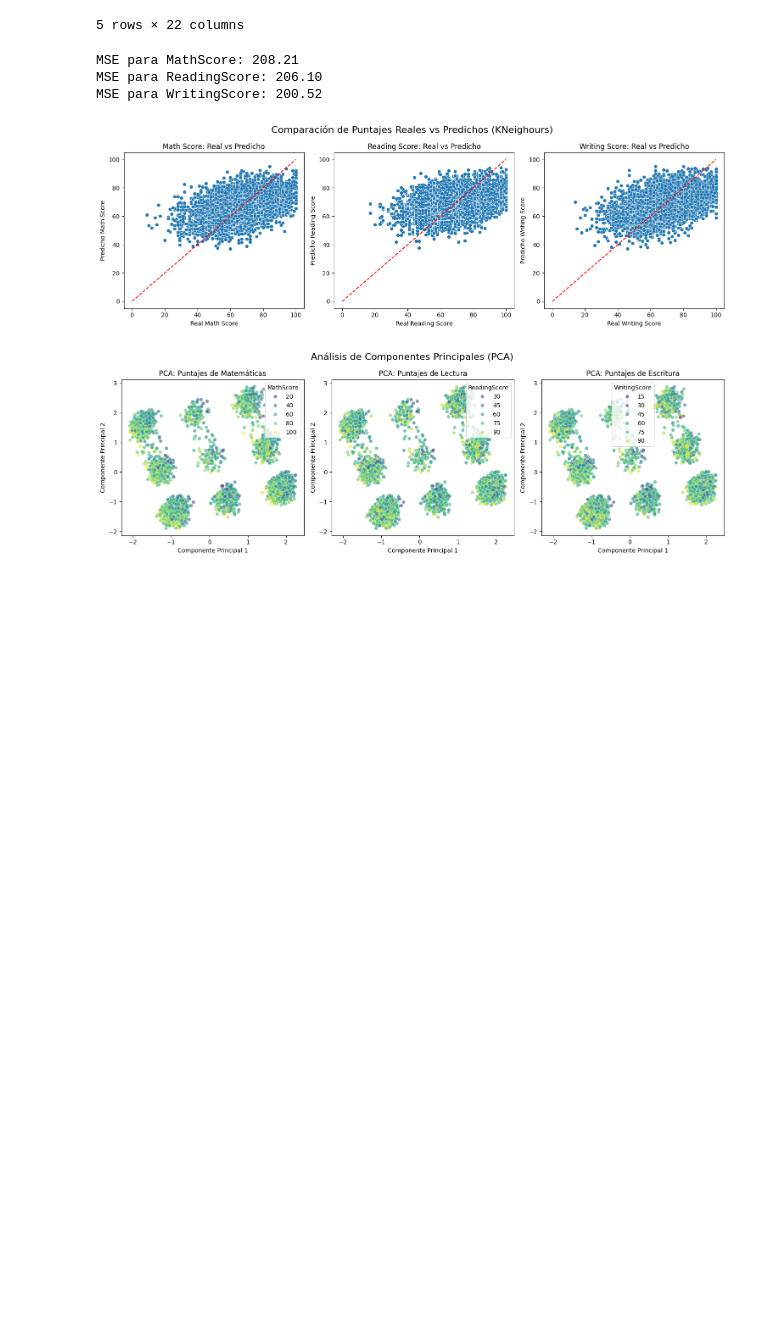
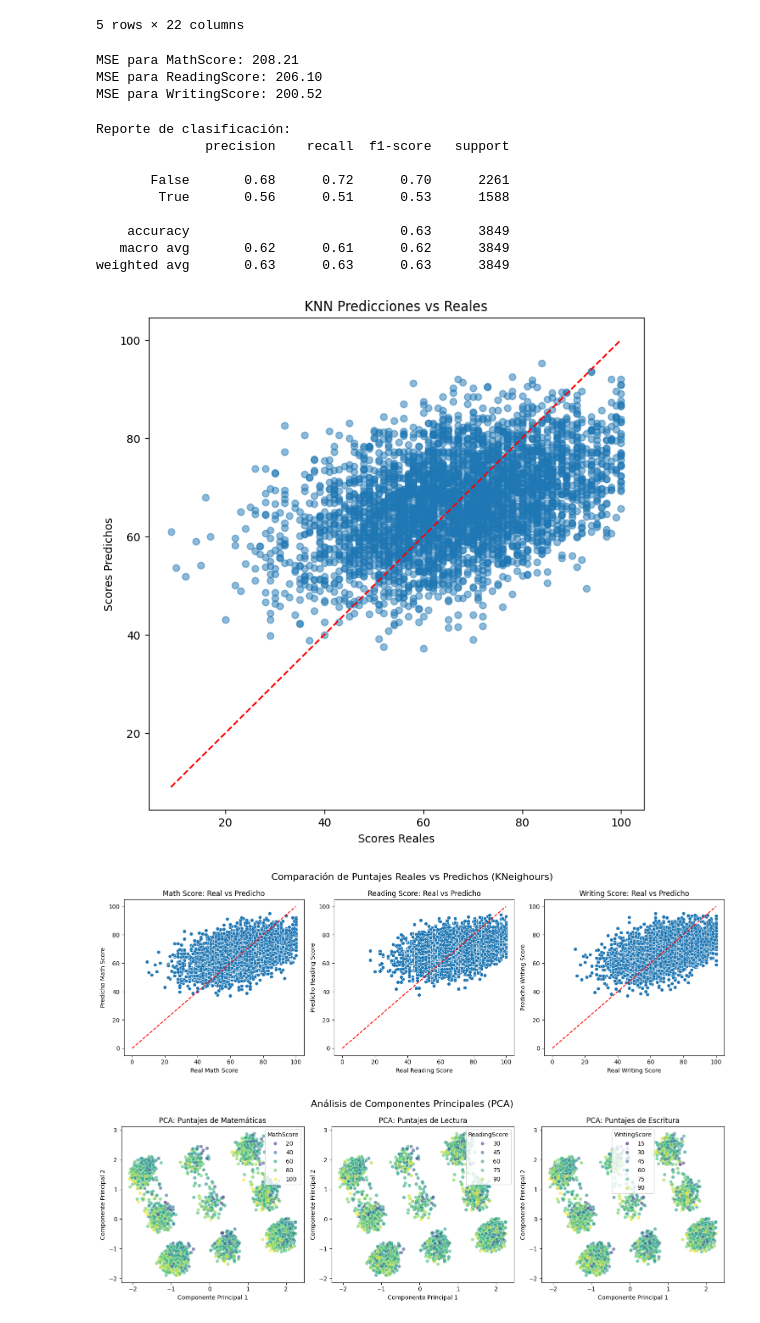
Before and after one commit to ignaciog14/md14_proyecto, a Jupyter notebook: project.ipynb, the cells around one changed output. Cells and saved outputs as stored; diff of their text form; code cells hidden in the pictures; blank space fills up the shorter version.

```diff
--- a/project.ipynb
+++ b/project.ipynb
@@ -175,6 +175,32 @@ print(f"MSE para WritingScore: {mse_writing:.2f}")
 MSE para MathScore: 208.21
 MSE para ReadingScore: 206.10
 MSE para WritingScore: 200.52
+# %%
+knn_classifier = KNeighborsClassifier(n_neighbors=5)
+knn_classifier.fit(X_train, y_train['MathScore'] > 70)
+y_pred_class = knn_classifier.predict(X_test)
+
+print("Reporte de clasificación:")
+print(classification_report(y_test['MathScore'] > 70, y_pred_class))
+
+plt.figure(figsize=(8, 8))
+plt.scatter(y_test['MathScore'], y_pred_math, alpha=0.5, label='MathScore')
+plt.plot([y_test['MathScore'].min(), y_test['MathScore'].max()], [y_test['MathScore'].min(), y_test['MathScore'].max()], color='red', linestyle='--')
+plt.xlabel('Scores Reales')
+plt.ylabel('Scores Predichos')
+plt.title('KNN Predicciones vs Reales')
+plt.show()
+# %% [output]
+Reporte de clasificación:
+              precision    recall  f1-score   support
+
+       False       0.68      0.72      0.70      2261
+        True       0.56      0.51      0.53      1588
+
+    accuracy                           0.63      3849
+   macro avg       0.62      0.61      0.62      3849
+weighted avg       0.63      0.63      0.63      3849
+[figure, added]
 # %%
 plt.figure(figsize=(15, 5))
 plt.suptitle('Comparación de Puntajes Reales vs Predichos (KNeighours)', fontsize=16)
```
Also changed, not shown: parts of 1 cell of this notebook.
